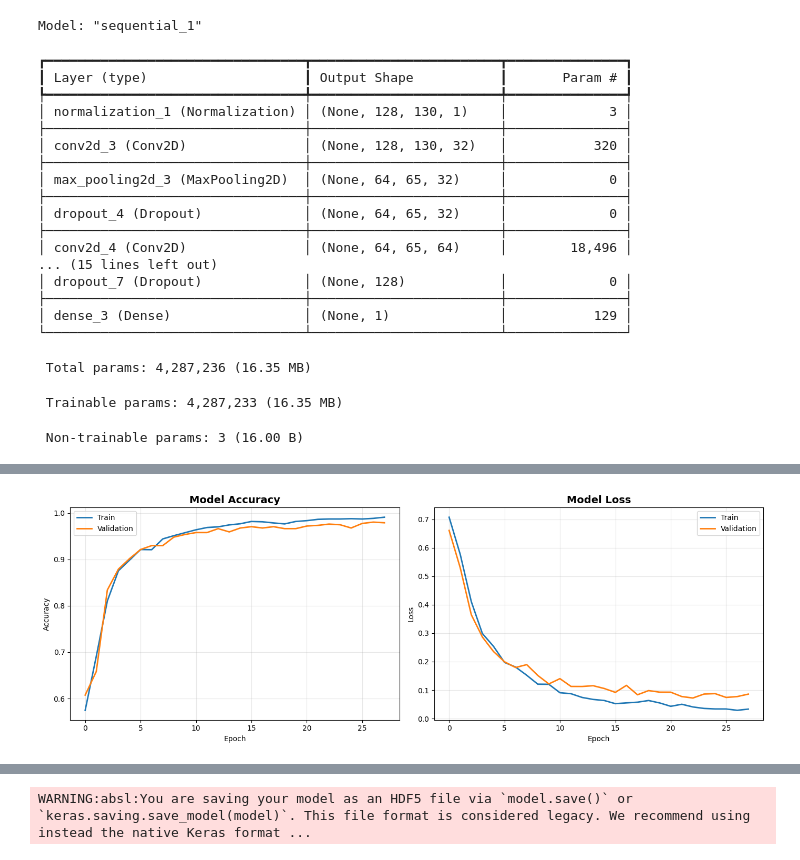
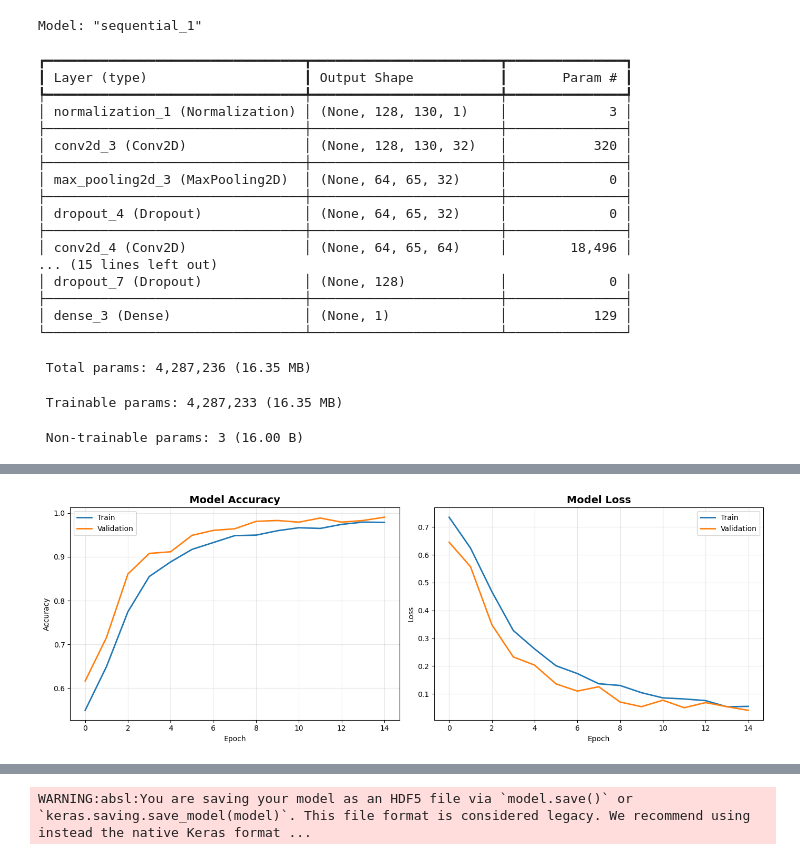
Before and after one commit to Ganyriel/WUT-IML-2025-2026, a Jupyter notebook: trained_model.ipynb, the cells around one changed output, grey strips where cells are left out. Cells and saved outputs as stored; diff of their text form; code cells hidden in the pictures.

Commit message:
split data into 3 sets, each speaker has recordings in each of these sets, put result files in gitignore

```diff
--- a/trained_model.ipynb
+++ b/trained_model.ipynb
@@ -92,7 +92,7 @@ import librosa
 import matplotlib.pyplot as plt
 import tensorflow as tf
 from tensorflow.keras import layers, models
-from sklearn.model_selection import train_test_split
+from sklearn.model_selection import train_test_split   # kept, though no longer used
 from sklearn.metrics import accuracy_score, classification_report, confusion_matrix
 import os
 import warnings
@@ -106,10 +106,17 @@ base_path = r'data_recordings'
 manifest_path = os.path.join(base_path, 'manifest.csv')
 MAX_SAMPLES = None
 
+# ### Ratios for 3-way split
+TRAIN_RATIO = 0.7
+VAL_RATIO = 0.15
+TEST_RATIO = 0.15
+RANDOM_STATE = 42
+
 print(f"\nConfiguration:")
 print(f"  Base path: {base_path}")
 print(f"  Manifest: {manifest_path}")
 print(f"  Max samples: {MAX_SAMPLES if MAX_SAMPLES else 'All'}")
+print(f"  Split ratios (train/val/test): {TRAIN_RATIO}/{VAL_RATIO}/{TEST_RATIO}")
 
 print("\n" + "=" * 70)
 print("VERIFYING FILES AND PATHS")
@@ -145,6 +152,13 @@ print(f"\nClass distribution:")
 print(f"  Accepted: {sum(df['label'] == 1)}")
 print(f"  Rejected: {sum(df['label'] == 0)}")
 
+# ### Extract speaker ID from the path
+# Assumes something like: accepted/p001/file.wav  -> speaker 'p001'
+df['speaker'] = df['path'].apply(lambda p: os.path.basename(os.path.dirname(p)))
+
+print("\nNumber of unique speakers:", df['speaker'].nunique())
+print("Sample speakers:", df['speaker'].unique()[:10])
+
 def load_audio_file(file_path, base_folder, sr=22050, max_duration=3):
     full_path = os.path.join(base_folder, file_path)
     try:
@@ -167,6 +181,7 @@ print("=" * 70)
 
 audio_data = []
 labels = []
+speakers = []   # ### keep track of speaker for each loaded sample
 failed = 0
 
 for idx, row in df.iterrows():
@@ -174,6 +189,7 @@ for idx, row in df.iterrows():
     if audio is not None:
         audio_data.append(audio)
         labels.append(row['label'])
+        speakers.append(row['speaker'])
     else:
         failed += 1
 
@@ -204,14 +220,49 @@ for i, audio in enumerate(audio_data):
 
 spectrograms = np.array(spectrograms)
 labels = np.array(labels)
+speakers = np.array(speakers)
 
 print(f"\nSpectrograms shape: {spectrograms.shape}")
 
-X_train, X_val, y_train, y_val = train_test_split(
-    spectrograms, labels, test_size=0.2, random_state=42, stratify=labels
+# 3-way split by speaker
+def split_by_speaker(X, y, speakers,
+                     train_ratio=0.7, val_ratio=0.15, test_ratio=0.15,
+                     random_state=42):
+    rng = np.random.RandomState(random_state)
+    unique_speakers = np.unique(speakers)
+
+    train_idx, val_idx, test_idx = [], [], []
+
+    for spk in unique_speakers:
+        spk_indices = np.where(speakers == spk)[0]
+        rng.shuffle(spk_indices)
+        n = len(spk_indices)
+
+        n_train = int(round(train_ratio * n))
+        n_val = int(round(val_ratio * n))
+        n_test = n - n_train - n_val
+
+        train_idx.extend(spk_indices[:n_train])
+        val_idx.extend(spk_indices[n_train:n_train + n_val])
+        test_idx.extend(spk_indices[n_train + n_val:])
+
+    train_idx = np.array(train_idx)
+    val_idx = np.array(val_idx)
+    test_idx = np.array(test_idx)
+
+    return (X[train_idx], X[val_idx], X[test_idx],
+            y[train_idx], y[val_idx], y[test_idx])
+
+X_train, X_val, X_test, y_train, y_val, y_test = split_by_speaker(
+    spectrograms, labels, speakers,
+    train_ratio=TRAIN_RATIO, val_ratio=VAL_RATIO, test_ratio=TEST_RATIO,
+    random_state=RANDOM_STATE
 )
 
-print(f"\nTrain: {X_train.shape[0]} | Validation: {X_val.shape[0]}")
+print(f"\nFinal split sizes:")
+print(f"  Train:      {X_train.shape[0]}")
+print(f"  Validation: {X_val.shape[0]}")
+print(f"  Test:       {X_test.shape[0]}")
 
 print("\n" + "=" * 70)
 print("STEP 4: BUILDING AND TRAINING CNN")
@@ -251,14 +302,14 @@ early_stop = tf.keras.callbacks.EarlyStopping(
 history = model.fit(
     X_train, y_train,
     validation_data=(X_val, y_val),
-    epochs=30,
+    epochs=15,
     batch_size=16,
     callbacks=[early_stop],
     verbose=1
 )
 
 print("\n" + "=" * 70)
-print("STEP 5: EVALUATION AND RESULTS")
+print("STEP 5: EVALUATION AND RESULTS (ON TEST SET)")
 print("=" * 70)
 
 fig, (ax1, ax2) = plt.subplots(1, 2, figsize=(14, 5))
@@ -283,18 +334,18 @@ plt.tight_layout()
 plt.savefig('training_history.png', dpi=150, bbox_inches='tight')
 plt.show()
 
-y_pred_prob = model.predict(X_val)
-y_pred = (y_pred_prob > 0.5).astype(int).flatten()
+y_test_pred_prob = model.predict(X_test)
+y_test_pred = (y_test_pred_prob > 0.5).astype(int).flatten()
 
-accuracy = accuracy_score(y_val, y_pred)
-print(f"\nVALIDATION ACCURACY: {accuracy*100:.2f}%\n")
-print(classification_report(y_val, y_pred, target_names=['Rejected', 'Accepted']))
+test_accuracy = accuracy_score(y_test, y_test_pred)
+print(f"\nTEST ACCURACY: {test_accuracy*100:.2f}%\n")
+print(classification_report(y_test, y_test_pred, target_names=['Rejected', 'Accepted']))
 
-cm = confusion_matrix(y_val, y_pred)
+cm = confusion_matrix(y_test, y_test_pred)
 
 plt.figure(figsize=(8, 6))
 plt.imshow(cm, interpolation='nearest', cmap='Blues')
-plt.title('Confusion Matrix', fontsize=16, fontweight='bold')
+plt.title('Confusion Matrix (Test Set)', fontsize=16, fontweight='bold')
 plt.colorbar()
 
 classes = ['Rejected', 'Accepted']
@@ -305,9 +356,9 @@ thresh = cm.max() / 2.
 for i in range(2):
     for j in range(2):
         plt.text(j, i, format(cm[i, j], 'd'),
-                ha="center", va="center",
-                color="white" if cm[i, j] > thresh else "black",
-                fontsize=20, fontweight='bold')
+                 ha="center", va="center",
+                 color="white" if cm[i, j] > thresh else "black",
+                 fontsize=20, fontweight='bold')
 
 plt.ylabel('True Label')
 plt.xlabel('Predicted Label')
@@ -316,11 +367,11 @@ plt.savefig('confusion_matrix.png', dpi=150, bbox_inches='tight')
 plt.show()
 
 results_df = pd.DataFrame({
-    'true_label': y_val,
-    'predicted_label': y_pred,
-    'confidence': y_pred_prob.flatten()
+    'true_label': y_test,
+    'predicted_label': y_test_pred,
+    'confidence': y_test_pred_prob.flatten()
 })
-results_df.to_csv('validation_results.csv', index=False)
+results_df.to_csv('test_results.csv', index=False)
 
 model.save('speaker_verification_model.h5')
 
@@ -330,7 +381,7 @@ print("=" * 70)
 print("\nGenerated files:")
 print("  • training_history.png")
 print("  • confusion_matrix.png")
-print("  • validation_results.csv")
+print("  • test_results.csv")
 print("  • speaker_verification_model.h5")
 # %% [output]
 ======================================================================
@@ -390,2 +441,2 @@ STEP 5: EVALUATION AND RESULTS
 ======================================================================
-[figure, old version]
+[figure, new version]
```
Also changed, not shown: parts of 2 cells of this notebook, 1 other file.
